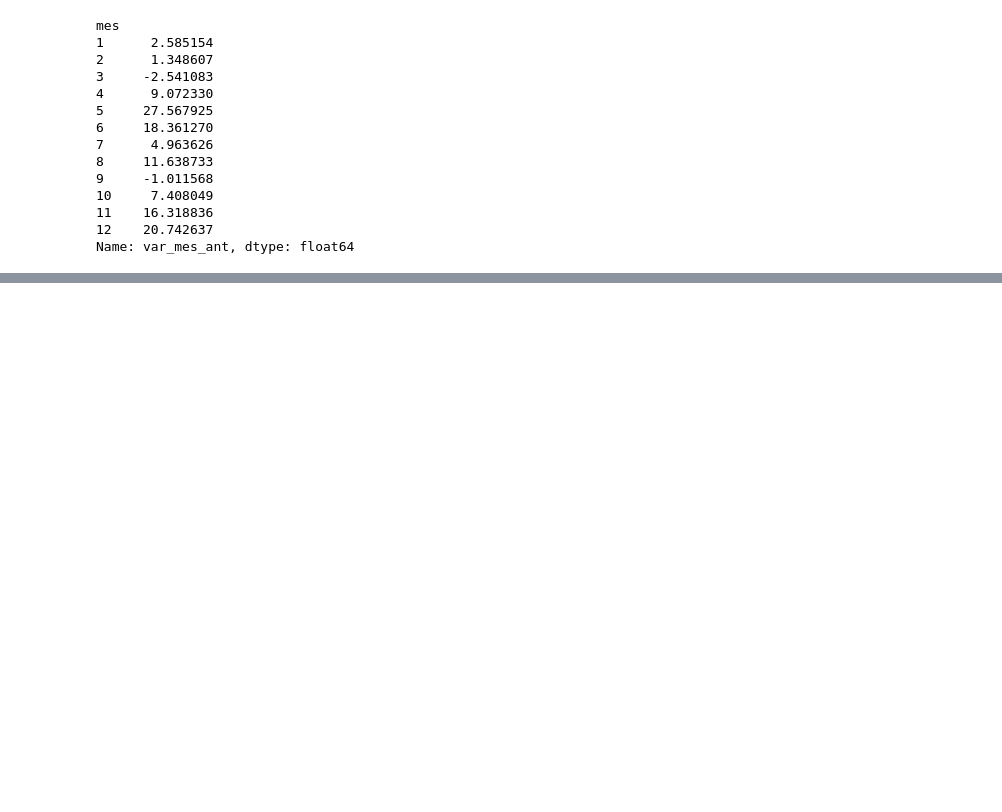
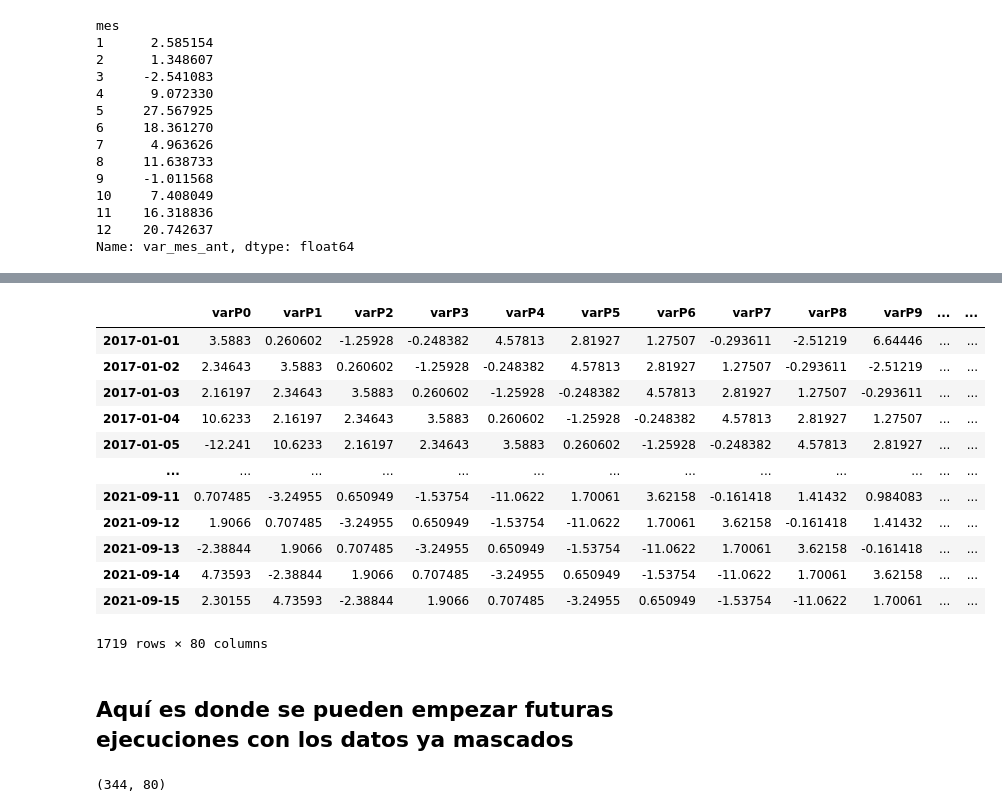
Before and after one commit to jquibla/Crypto_Predictor, a Jupyter notebook: MVP.ipynb, the cells around one changed output, grey strips where cells are left out. Drawn from its saved outputs; the diff is of its cells as text; code cells hidden in the pictures; blank space fills up the shorter version.

```diff
--- a/MVP.ipynb
+++ b/MVP.ipynb
@@ -112,45 +146,54 @@ btc_hist_m['var_V_dia_ant']=100*btc_hist_m['Volume']/btc_hist_m['V_dia_ant']-100
 # %%
 #ahora creamos el set de datos de verdad, que por ahora va a contener:
 #los datos de variación de precios diarios de los últimos 30 días
 #los datos de variación de volúmenes diarios de los últimos 30 días
 #los datos de variación de precios semanales desde 4 semanas antes a 12 semanas antes
 #los datos de variación de precios mensuales desde 3 meses antes a 11 meses antes
 #el día de la semana
 #si el precio subió (1) o no (0) al día siguiente. Esta es la columna objetivo
-#todo esto desde el 1 de enero de 2017 al 28 de febrero de 2021
+#todo esto desde el 1 de enero de 2017, más tarde separaremos los datos de training y de test
 
 columnasData=['varP0', 'varP1', 'varP2', 'varP3', 'varP4', 'varP5', 'varP6', 'varP7', 'varP8', 'varP9',
              'varP10', 'varP11', 'varP12', 'varP13', 'varP14', 'varP15', 'varP16', 'varP17', 'varP18', 'varP19',
              'varP20', 'varP21', 'varP22', 'varP23', 'varP24', 'varP25', 'varP26', 'varP27', 'varP28', 'varP29',
              'varPs30', 'varPs37', 'varPs44', 'varPs51', 'varPs58', 'varPs65', 'varPs72', 'varPs79', 'varPs86',
              'varPm93', 'varPm123', 'varPm153', 'varPm183', 'varPm213', 'varPm243', 'varPm273', 'varPm303',
              'varPm333',
              'varV0', 'varV1', 'varV2', 'varV3', 'varV4', 'varV5', 'varV6', 'varV7', 'varV8', 'varV9',
              'varV10', 'varV11', 'varV12', 'varV13', 'varV14', 'varV15', 'varV16', 'varV17', 'varV18', 'varV19',
              'varV20', 'varV21', 'varV22', 'varV23', 'varV24', 'varV25', 'varV26', 'varV27', 'varV28', 'varV29',
              'dia', 'subida']
-data = pd.DataFrame(
-    columns=columnasData)
+data_for_use = pd.DataFrame(columns=columnasData)
 
 
-for i in range(0,btc_hist_m.shape[0]):
-    if btc_hist_m['Date'].loc[[i]]>'2016-12-31' and btc_hist_m['Date'].loc[[i]]<'2021-03-01':
-        data = data.append([btc_hist_m['var_dia_ant'].loc[[i-0]], btc_hist_m['var_dia_ant'].loc[[i-1]],
-                            btc_hist_m['var_dia_ant'].loc[[i-2]], btc_hist_m['var_dia_ant'].loc[[i-3]],
-                            btc_hist_m['var_dia_ant'].loc[[i-4]], btc_hist_m['var_dia_ant'].loc[[i-5]],
-                            btc_hist_m['var_dia_ant'].loc[[i-6]], btc_hist_m['var_dia_ant'].loc[[i-7]],
-                            btc_hist_m['var_dia_ant'].loc[[i-8]], btc_hist_m['var_dia_ant'].loc[[i-9]],
-                            btc_hist_m['var_dia_ant'].loc[[i-10]], btc_hist_m['var_dia_ant'].loc[[i-11]],
-                            btc_hist_m['var_dia_ant'].loc[[i-12]], btc_hist_m['var_dia_ant'].loc[[i-13]],
-                            btc_hist_m['var_dia_ant'].loc[[i-14]], btc_hist_m['var_dia_ant'].loc[[i-15]],
-                            btc_hist_m['var_dia_ant'].loc[[i-16]], btc_hist_m['var_dia_ant'].loc[[i-17]],
-                            btc_hist_m['var_dia_ant'].loc[[i-18]], btc_hist_m['var_dia_ant'].loc[[i-19]],
-                            btc_hist_m['var_dia_ant'].loc[[i-20]], btc_hist_m['var_dia_ant'].loc[[i-21]],
-                            btc_hist_m['var_dia_ant'].loc[[i-22]], btc_hist_m['var_dia_ant'].loc[[i-23]],
-                            btc_hist_m['var_dia_ant'].loc[[i-24]], btc_hist_m['var_dia_ant'].loc[[i-25]],
-                            btc_hist_m['var_dia_ant'].loc[[i-26]], btc_hist_m['var_dia_ant'].loc[[i-27]],
-                            btc_hist_m['var_dia_ant'].loc[[i-28]], btc_hist_m['var_dia_ant'].loc[[i-29]],
+for i in range(0,btc_hist_m.shape[0]-1):
+    if btc_hist_m['Date'][i]>pd.to_datetime(arg='2016-12-31',format='%Y-%m-%d'):
+        dtemp = pd.concat([pd.DataFrame(btc_hist_m['var_dia_ant'][i-29:i+1][::-1].values),
+                            pd.DataFrame(btc_hist_m['var_sem_ant'][i-92:i-29][::-7].values),
+                            pd.DataFrame(btc_hist_m['var_mes_ant'][i-362:i-92][::-30].values),
+                            pd.DataFrame(btc_hist_m['var_V_dia_ant'][i-29:i+1][::-1].values),
+                            pd.DataFrame([btc_hist_m['dia'][i]]),
+                            pd.DataFrame([btc_hist_m['var_dia_ant'][i+1]>0])],
+                          ignore_index=True, axis=0).T
 
-                            btc_hist_m['var_sem_ant'].loc[[i-30]], btc_hist_m['var_sem_ant'].loc[[i-37]],
-                           ],
-                           columns=columnasData, index=btc_hist_m['Date'].loc[[i]])
+        dtemp = dtemp.set_index(keys=[btc_hist_m['Date'].loc[[i]]])
+
+        new_cols = {x: y for x, y in zip(dtemp.columns, data_for_use.columns)}
+
+        dtemp = dtemp.rename(columns=new_cols)
+
+        data_for_use = data_for_use.append(dtemp.rename(columns=new_cols))
+# %% [output]
+|  | varP0 | varP1 | varP2 | varP3 | varP4 | varP5 | varP6 | varP7 | varP8 | varP9 | ... | ... |
+| 2017-01-01 | 3.5883 | 0.260602 | -1.25928 | -0.248382 | 4.57813 | 2.81927 | 1.27507 | -0.293611 | -2.51219 | 6.64446 | ... | ... |
+| 2017-01-02 | 2.34643 | 3.5883 | 0.260602 | -1.25928 | -0.248382 | 4.57813 | 2.81927 | 1.27507 | -0.293611 | -2.51219 | ... | ... |
+| 2017-01-03 | 2.16197 | 2.34643 | 3.5883 | 0.260602 | -1.25928 | -0.248382 | 4.57813 | 2.81927 | 1.27507 | -0.293611 | ... | ... |
+| 2017-01-04 | 10.6233 | 2.16197 | 2.34643 | 3.5883 | 0.260602 | -1.25928 | -0.248382 | 4.57813 | 2.81927 | 1.27507 | ... | ... |
+| 2017-01-05 | -12.241 | 10.6233 | 2.16197 | 2.34643 | 3.5883 | 0.260602 | -1.25928 | -0.248382 | 4.57813 | 2.81927 | ... | ... |
+| ... | ... | ... | ... | ... | ... | ... | ... | ... | ... | ... | ... | ... |
+| 2021-09-11 | 0.707485 | -3.24955 | 0.650949 | -1.53754 | -11.0622 | 1.70061 | 3.62158 | -0.161418 | 1.41432 | 0.984083 | ... | ... |
+| 2021-09-12 | 1.9066 | 0.707485 | -3.24955 | 0.650949 | -1.53754 | -11.0622 | 1.70061 | 3.62158 | -0.161418 | 1.41432 | ... | ... |
+| 2021-09-13 | -2.38844 | 1.9066 | 0.707485 | -3.24955 | 0.650949 | -1.53754 | -11.0622 | 1.70061 | 3.62158 | -0.161418 | ... | ... |
+| 2021-09-14 | 4.73593 | -2.38844 | 1.9066 | 0.707485 | -3.24955 | 0.650949 | -1.53754 | -11.0622 | 1.70061 | 3.62158 | ... | ... |
+| 2021-09-15 | 2.30155 | 4.73593 | -2.38844 | 1.9066 | 0.707485 | -3.24955 | 0.650949 | -1.53754 | -11.0622 | 1.70061 | ... | ... |
+1719 rows × 80 columns
@@ -156,0 +202,2 @@ for i in range(0,btc_hist_m.shape[0]):
+# %% [markdown]
+## Aquí es donde se pueden empezar futuras ejecuciones con los datos ya mascados
@@ -156,0 +209,4 @@ for i in range(0,btc_hist_m.shape[0]):
+# %%
+data_test.shape
+# %% [output]
+(344, 80)
```
Also changed, not shown: parts of 42 cells of this notebook.
